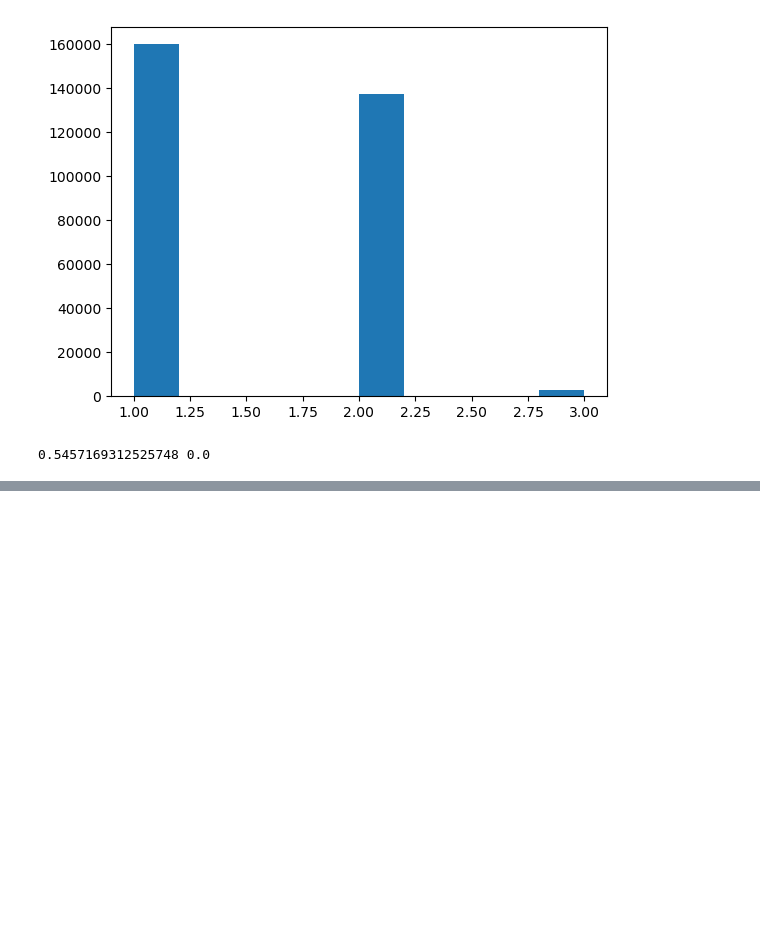
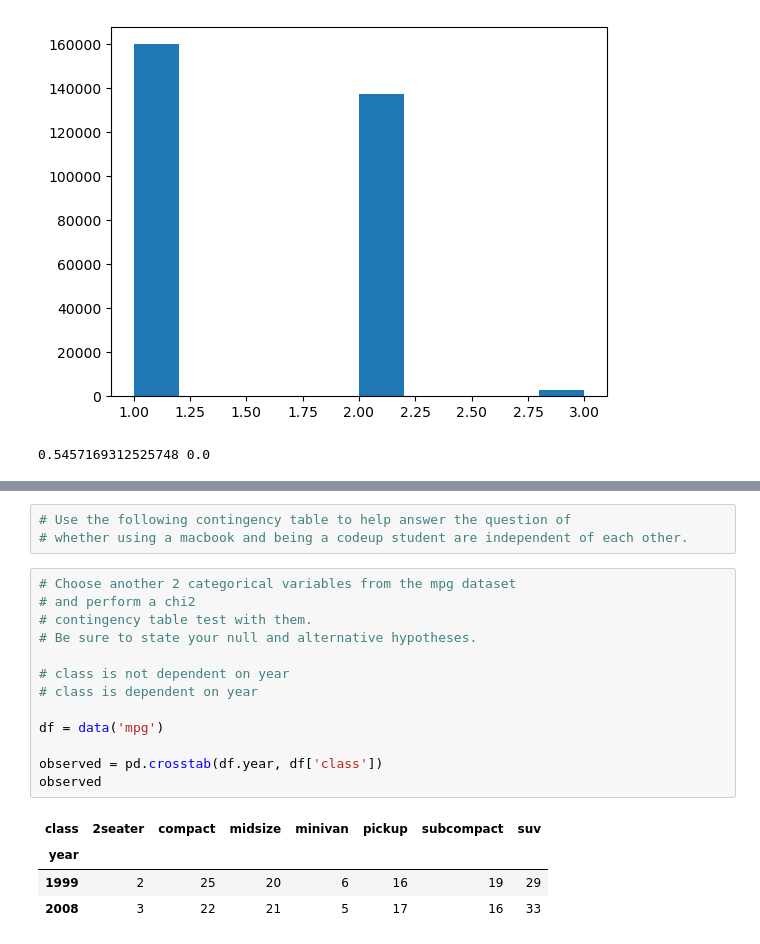
Before and after one commit to Divante222/statistics-exercises, a Jupyter notebook: hypothesis_testing_exercises.ipynb, the cells around one changed output, grey strips where cells are left out. Cells and saved outputs as stored; diff of their text form; blank space fills up the shorter version.

Commit message:
finished test for independence

```diff
--- a/hypothesis_testing_exercises.ipynb
+++ b/hypothesis_testing_exercises.ipynb
@@ -539,0 +565,21 @@ print(r,p)
+# %%
+# Use the following contingency table to help answer the question of
+# whether using a macbook and being a codeup student are independent of each other.
+# %%
+# Choose another 2 categorical variables from the mpg dataset
+# and perform a chi2
+# contingency table test with them.
+# Be sure to state your null and alternative hypotheses.
+
+# class is not dependent on year
+# class is dependent on year
+
+df = data('mpg')
+
+observed = pd.crosstab(df.year, df['class'])
+observed
+# %% [output]
+| class | 2seater | compact | midsize | minivan | pickup | subcompact | suv |
+| year |  |  |  |  |  |  |  |
+| 1999 | 2 | 25 | 20 | 6 | 16 | 19 | 29 |
+| 2008 | 3 | 22 | 21 | 5 | 17 | 16 | 33 |
```
Also changed, not shown: parts of 17 cells of this notebook, 1 other file.
